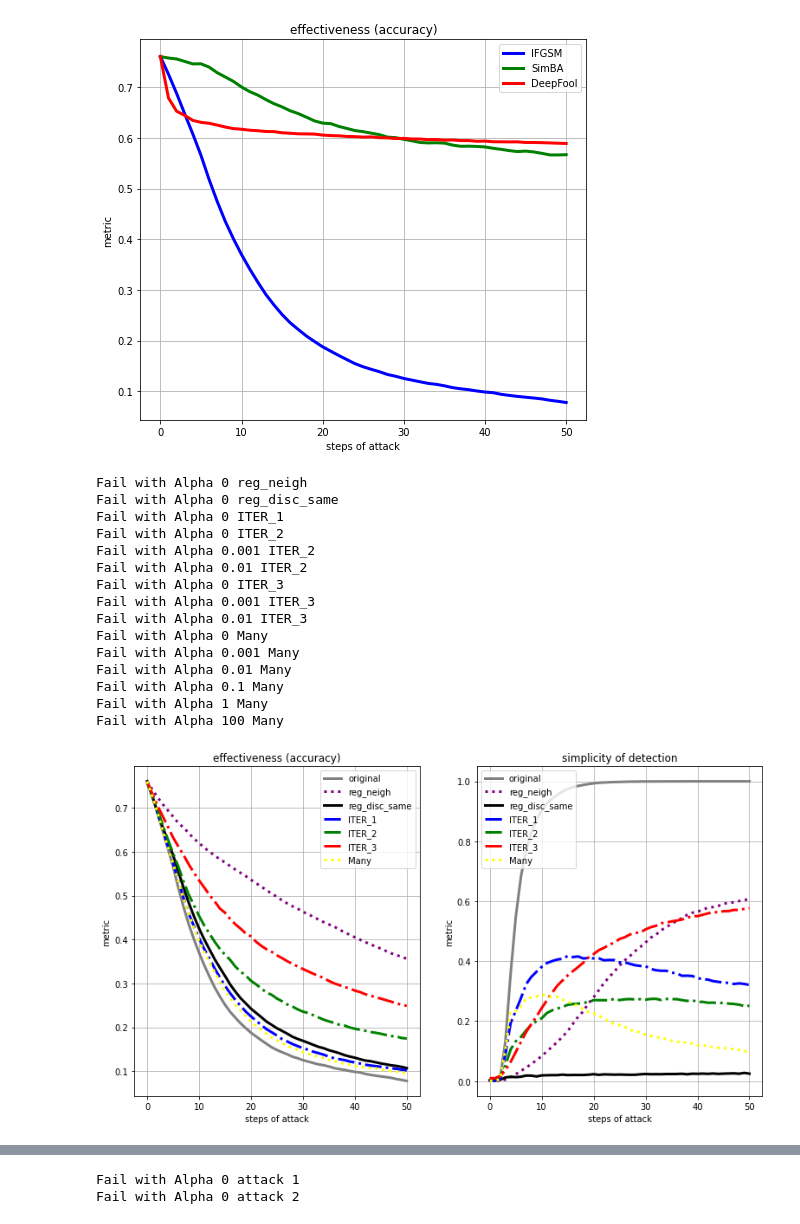
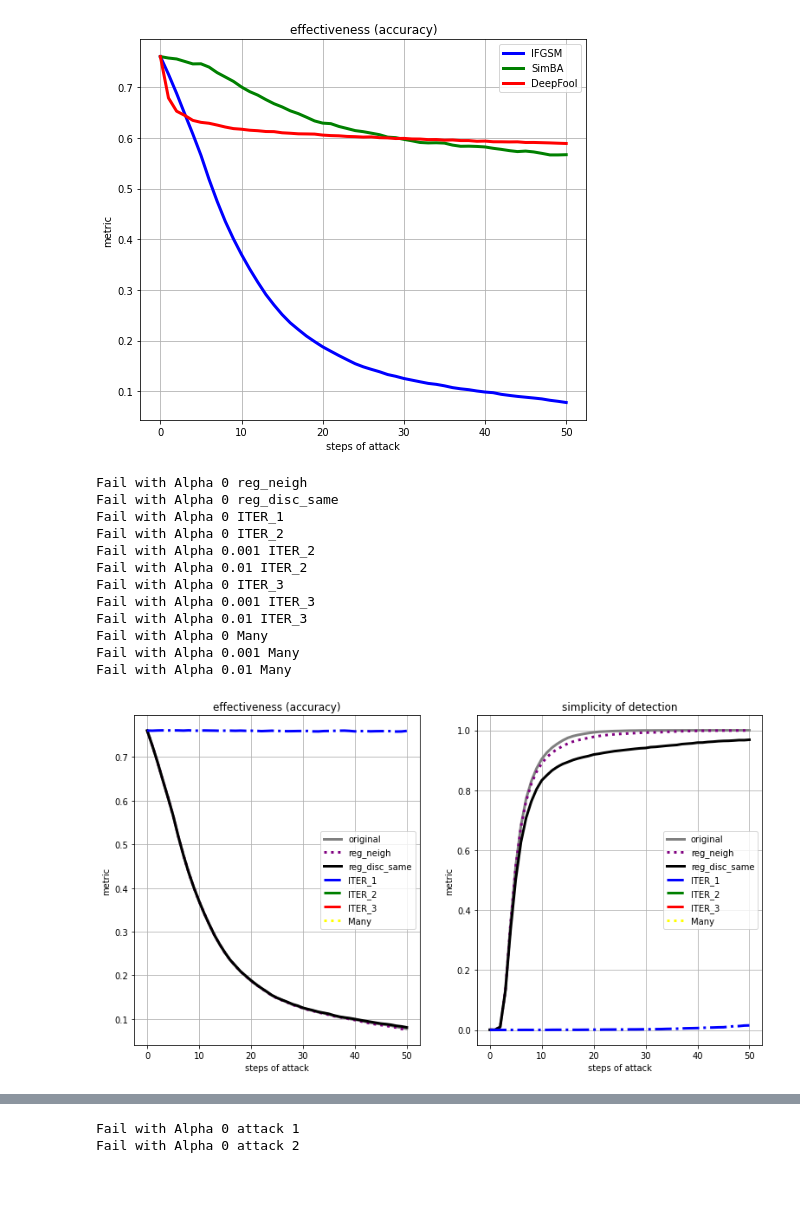
Before and after one commit to petrsokerin/Adversarial-Attacks, a Jupyter notebook: Vizual_reg_attack.ipynb, the cells around one changed output, grey strips where cells are left out. Drawn from its saved outputs; the diff is of its cells as text; code cells hidden in the pictures; blank space fills up the shorter version.

```diff
--- a/Vizual_reg_attack.ipynb
+++ b/Vizual_reg_attack.ipynb
@@ -325,7 +321,7 @@ Fail with Alpha 0.001 DeepFool
 Fail with Alpha 0.01 DeepFool
 [figure]
 # %%
-alpha = 10
+alpha = 0.1
 eps = 0.0056 # [0.001, 0.0056, 0.0316, 0.1778, 1.0]
 
 models_for_viz = {
@@ -336,37 +332,34 @@ models_for_viz = {
     'ITER_2':('results/Ford_A/IFGSM/Regular_Disc/Disc_reg_iter_2_BIG_ALPHA/', 0),
     'ITER_3':('results/Ford_A/IFGSM/Regular_Disc/Disc_reg_iter_3/', 0),
     'Many':('results/Ford_A/IFGSM/Disc_reg_10/', 0)
     }
 
 
 style ={
     'original': {'linestyle':'solid', 'linewidth':3.0, 'color':'grey'},
     'reg_neigh': {'linestyle':'dotted', 'linewidth':3.0, 'color':'purple'},
     'reg_disc_same': {'linestyle':'solid', 'linewidth':3.0, 'color':'black'},
     'ITER_1':{'linestyle':'dashdot', 'linewidth':3.0, 'color':'blue'},
     'ITER_2':{'linestyle':'dashdot', 'linewidth':3.0, 'color':'green'},
     'ITER_3':{'linestyle':'dashdot', 'linewidth':3.0, 'color':'red'},
     'Many' : {'linestyle':'dotted', 'linewidth':3.0, 'color':'yellow'},
 }
 
 plot_attack(models_for_viz=models_for_viz, style=style, alpha=alpha, eps=eps)
 # %% [output]
 Fail with Alpha 0 reg_neigh
 Fail with Alpha 0 reg_disc_same
 Fail with Alpha 0 ITER_1
 Fail with Alpha 0 ITER_2
 Fail with Alpha 0.001 ITER_2
 Fail with Alpha 0.01 ITER_2
 Fail with Alpha 0 ITER_3
 Fail with Alpha 0.001 ITER_3
 Fail with Alpha 0.01 ITER_3
 Fail with Alpha 0 Many
 Fail with Alpha 0.001 Many
 Fail with Alpha 0.01 Many
-Fail with Alpha 0.1 Many
-Fail with Alpha 1 Many
-Fail with Alpha 100 Many
-[figure, old version]
+[figure, new version]
 # %%
 alpha = 10
 eps = 0.0056 # [0.001, 0.0056, 0.0316, 0.1778, 1.0]
```
Also changed, not shown: parts of 29 cells of this notebook, 2 other files.
